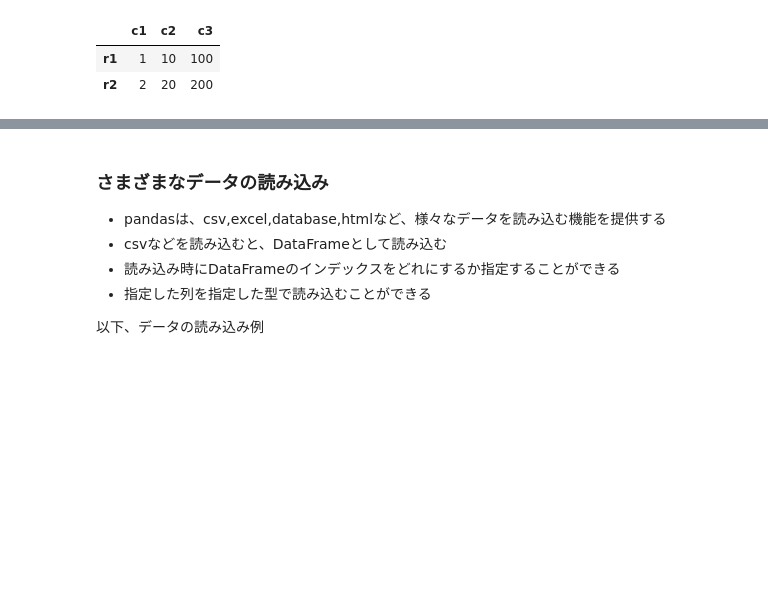
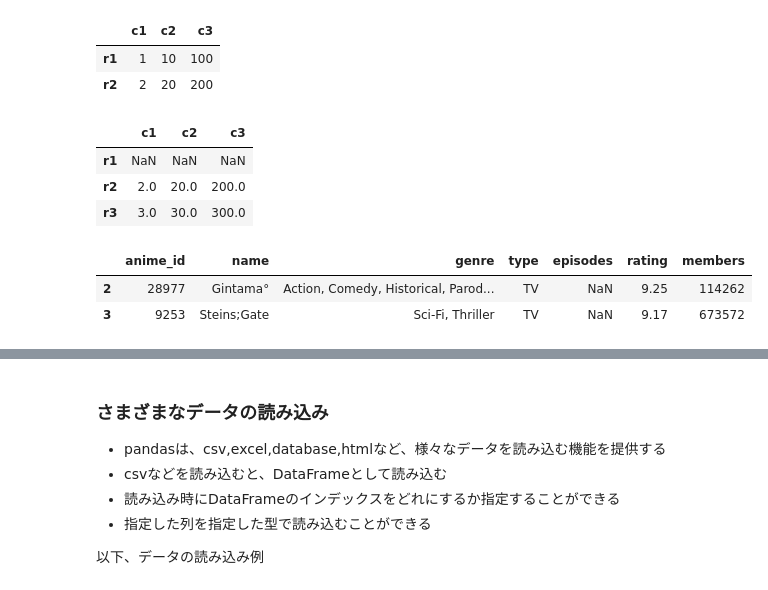
Before and after one commit to yukimura1227/trainings, a Jupyter notebook: pandas_sample/pandas_sample.ipynb, the cells around one changed output, grey strips where cells are left out. Cells and saved outputs as stored; diff of their text form; code cells hidden in the pictures; blank space fills up the shorter version.

```diff
--- a/pandas_sample/pandas_sample.ipynb
+++ b/pandas_sample/pandas_sample.ipynb
@@ -263,3 +264,21 @@ dataframe.loc[ (dataframe['c1'] < 3) & (dataframe['c3'] < 300) ]
 |  | c1 | c2 | c3 |
 | r1 | 1 | 10 | 100 |
 | r2 | 2 | 20 | 200 |
+# %%
+# whereメソッドでデータを抽出することもできる(条件にマッチしない行はNaNになる)
+dataframe.where(dataframe['c3'] >= 200).head()
+# %% [output]
+|  | c1 | c2 | c3 |
+| r1 | NaN | NaN | NaN |
+| r2 | 2.0 | 20.0 | 200.0 |
+| r3 | 3.0 | 30.0 | 300.0 |
+# %%
+# 欠損値を取り出すのにisnull()が便利
+tmp_anime = pd.read_csv(anime_master_csv)
+tmp_anime.loc[2:3, 'episodes'] = np.nan # 欠損のあるデータを作成
+
+tmp_anime.loc[tmp_anime['episodes'].isnull()].head()
+# %% [output]
+|  | anime_id | name | genre | type | episodes | rating | members |
+| 2 | 28977 | Gintama° | Action, Comedy, Historical, Parod... | TV | NaN | 9.25 | 114262 |
+| 3 | 9253 | Steins;Gate | Sci-Fi, Thriller | TV | NaN | 9.17 | 673572 |
```
Also changed, not shown: parts of 4 cells of this notebook.
